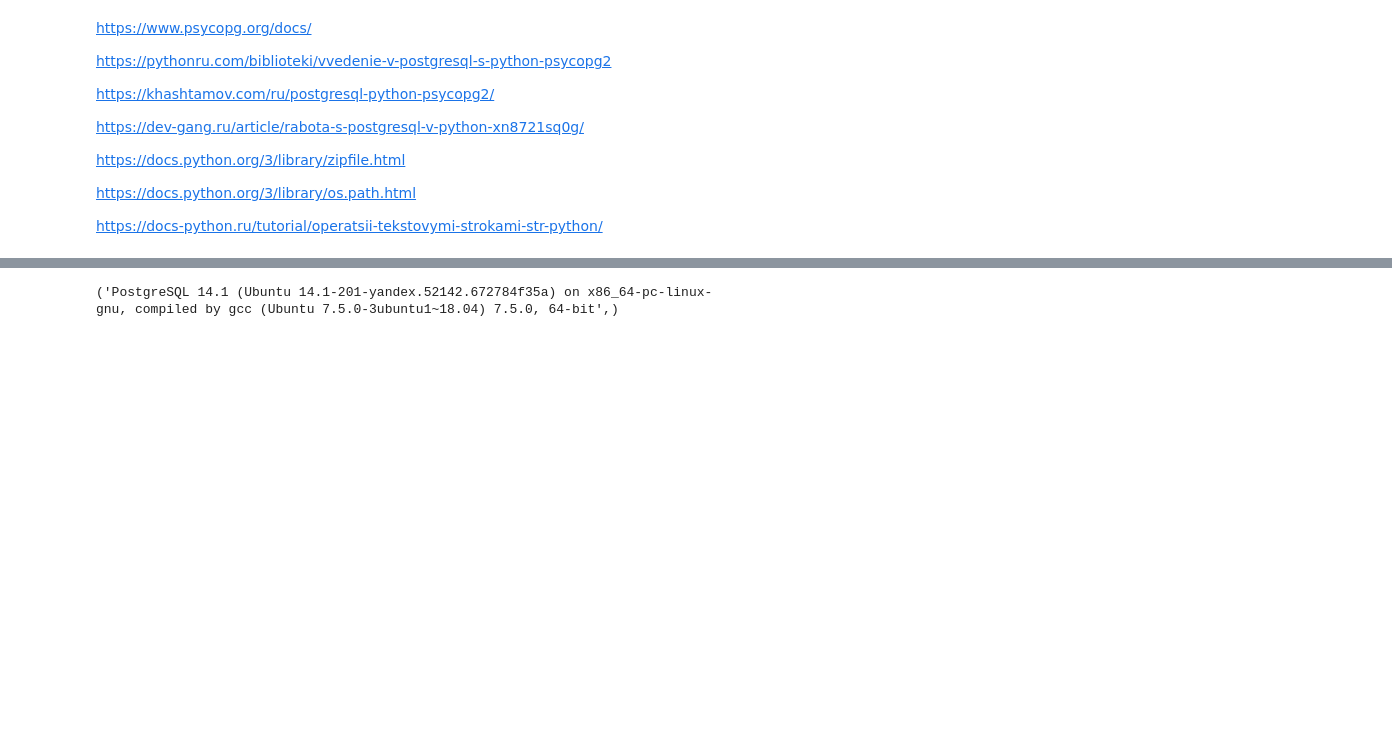
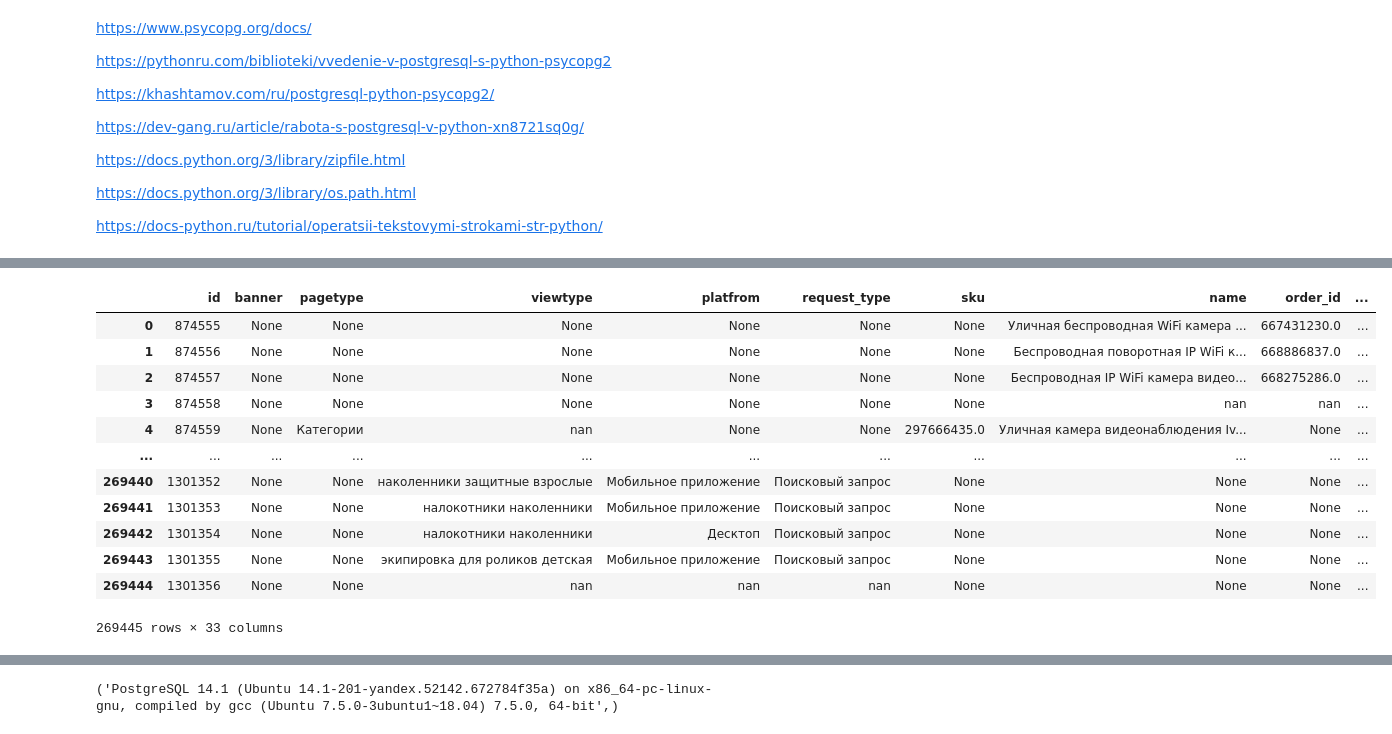
Before and after one commit to FED32/ozon_perf_parser, a Jupyter notebook: Files_processing.ipynb, the cells around one changed output, grey strips where cells are left out. Cells and saved outputs as stored; diff of their text form; code cells hidden in the pictures; blank space fills up the shorter version.

```diff
--- a/Files_processing.ipynb
+++ b/Files_processing.ipynb
@@ -25,0 +144,2 @@ from Ozon_performance_class import Ozon_performance
+# %%
+working = db_working()
@@ -25,0 +157,3 @@ from Ozon_performance_class import Ozon_performance
+# %%
+db_data = working.db_data
+last_date = str(working.get_last_date())
@@ -25,0 +210,16 @@ from Ozon_performance_class import Ozon_performance
+# %%
+db_data
+# %% [output]
+|  | id | banner | pagetype | viewtype | platfrom | request_type | sku | name | order_id | ... |
+| 0 | 874555 | None | None | None | None | None | None | Уличная беспроводная WiFi камера ... | 667431230.0 | ... |
+| 1 | 874556 | None | None | None | None | None | None | Беспроводная поворотная IP WiFi к... | 668886837.0 | ... |
+| 2 | 874557 | None | None | None | None | None | None | Беспроводная IP WiFi камера видео... | 668275286.0 | ... |
+| 3 | 874558 | None | None | None | None | None | None | nan | nan | ... |
+| 4 | 874559 | None | Категории | nan | None | None | 297666435.0 | Уличная камера видеонаблюдения Iv... | None | ... |
+| ... | ... | ... | ... | ... | ... | ... | ... | ... | ... | ... |
+| 269440 | 1301352 | None | None | наколенники защитные взрослые | Мобильное приложение | Поисковый запрос | None | None | None | ... |
+| 269441 | 1301353 | None | None | налокотники наколенники | Мобильное приложение | Поисковый запрос | None | None | None | ... |
+| 269442 | 1301354 | None | None | налокотники наколенники | Десктоп | Поисковый запрос | None | None | None | ... |
+| 269443 | 1301355 | None | None | экипировка для роликов детская | Мобильное приложение | Поисковый запрос | None | None | None | ... |
+| 269444 | 1301356 | None | None | nan | nan | nan | None | None | None | ... |
+269445 rows × 33 columns
```
Also changed, not shown: parts of 54 cells of this notebook.
